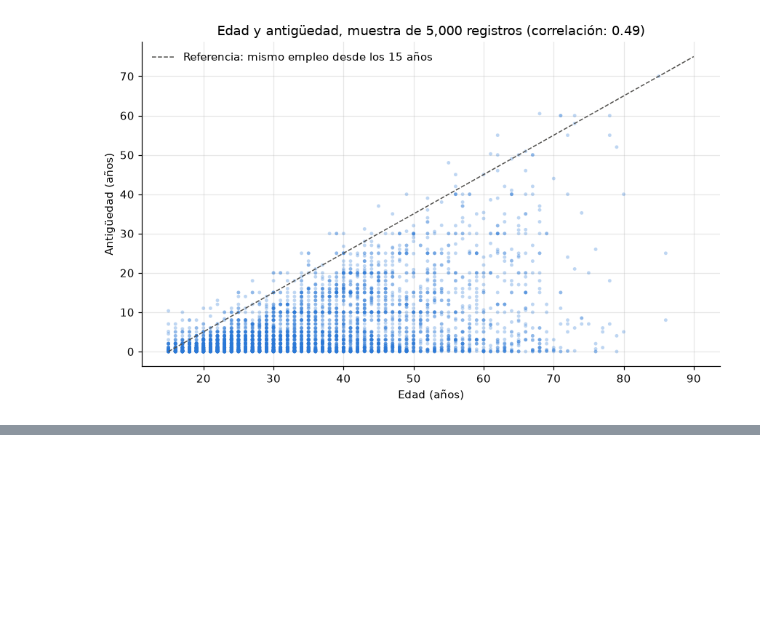
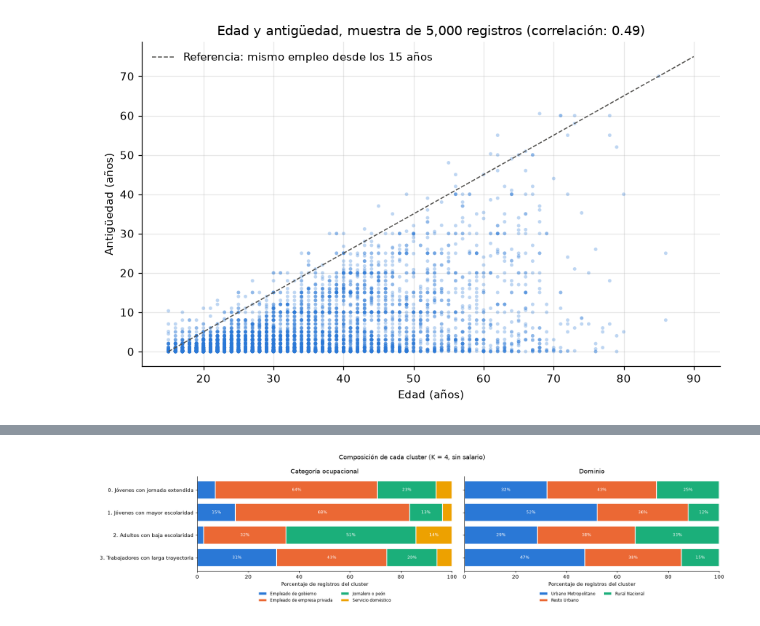
Before and after one commit to Bamo0507/Laboratorio_7_Intro_Spark, a Jupyter notebook: notebooks/lab7_spark_mllib.ipynb, the cells around one changed output, grey strips where cells are left out. Saved outputs shown, nothing was run; the diff lists cells and outputs as text; code cells hidden in the pictures; blank space fills up the shorter version.

```diff
--- a/notebooks/lab7_spark_mllib.ipynb
+++ b/notebooks/lab7_spark_mllib.ipynb
@@ -765,0 +907,34 @@ plt.show()
+# %%
+def composicion(c, orden):
+    t = segmentos.groupBy("cluster", c).count().toPandas().pivot(index="cluster", columns=c, values="count").fillna(0)
+    t = t.reindex(columns=[x for x in orden if x in t.columns])
+    return 100 * t.div(t.sum(axis=1), axis=0)
+
+
+categorias_cluster = composicion("categoria_ocupacional", ASALARIADOS)
+dominios_cluster = composicion("dominio", list(CATEGORIAS["dominio"].values()))
+educacion_cluster = composicion("nivel_educativo", list(CATEGORIAS["nivel_educativo"].values()))
+
+COLORES = [AZUL, NARANJA, "#1baf7a", "#eda100"]
+fig, ejes = plt.subplots(1, 2, figsize=(17, 4.4))
+for eje, t, titulo in [(ejes[0], categorias_cluster, "Categoría ocupacional"), (ejes[1], dominios_cluster, "Dominio")]:
+    izquierda = pd.Series(0.0, index=t.index)
+    for columna, color in zip(t.columns, COLORES):
+        barras = eje.barh([f"{i}. {NOMBRES_CLUSTER[i]}" for i in t.index], t[columna], left=izquierda, color=color, label=columna, edgecolor="white", linewidth=1.5)
+        eje.bar_label(barras, labels=[f"{v:.0f}%" if v >= 8 else "" for v in t[columna]], label_type="center", fontsize=8, color="white")
+        izquierda += t[columna]
+    eje.invert_yaxis()
+    if eje is ejes[1]:
+        eje.set_yticklabels([])
+    eje.set_xlim(0, 100)
+    eje.set_title(titulo)
+    eje.set_xlabel("Porcentaje de registros del cluster")
+    eje.legend(frameon=False, ncol=2, loc="upper center", bbox_to_anchor=(0.5, -0.18), fontsize=8)
+    eje.grid(False)
+
+fig.suptitle(f"Composición de cada cluster (K = {K_ELEGIDO}, sin salario)")
+plt.tight_layout()
+plt.show()
+educacion_cluster.rename(index=NOMBRES_CLUSTER).round(1)
+# %% [output]
+[figure, added]
```
Also changed, not shown: parts of 11 cells of this notebook.
